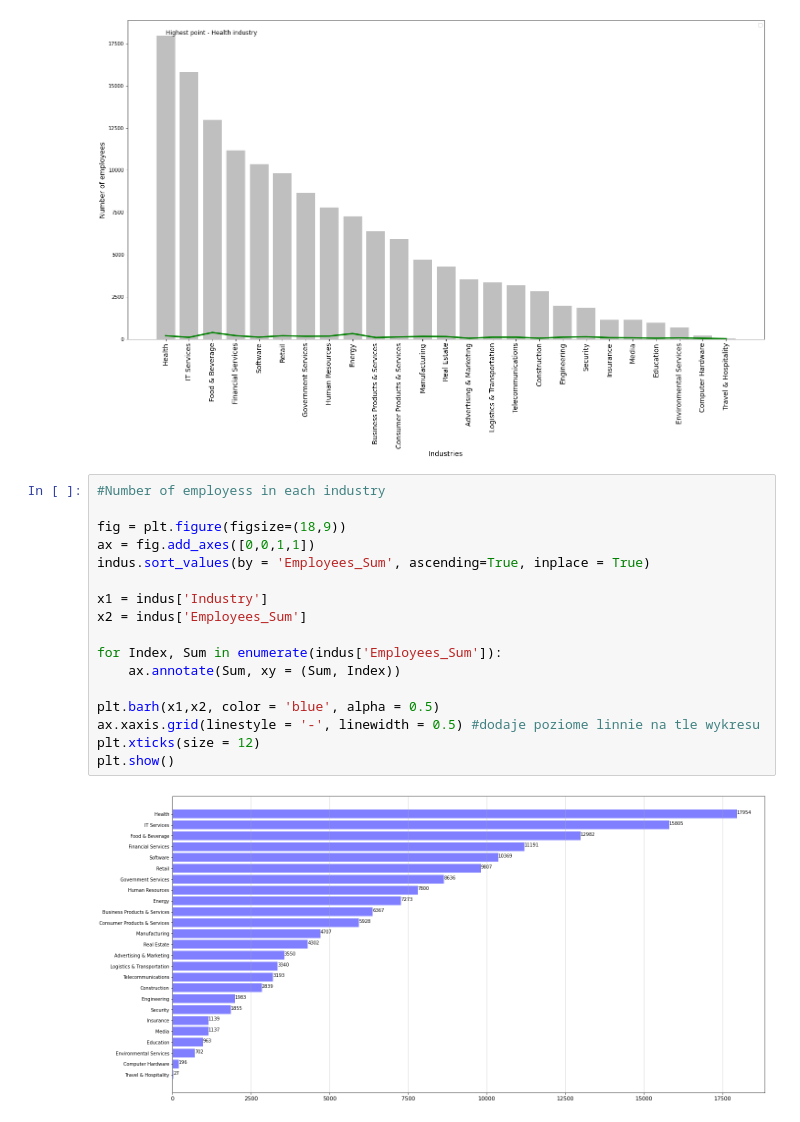
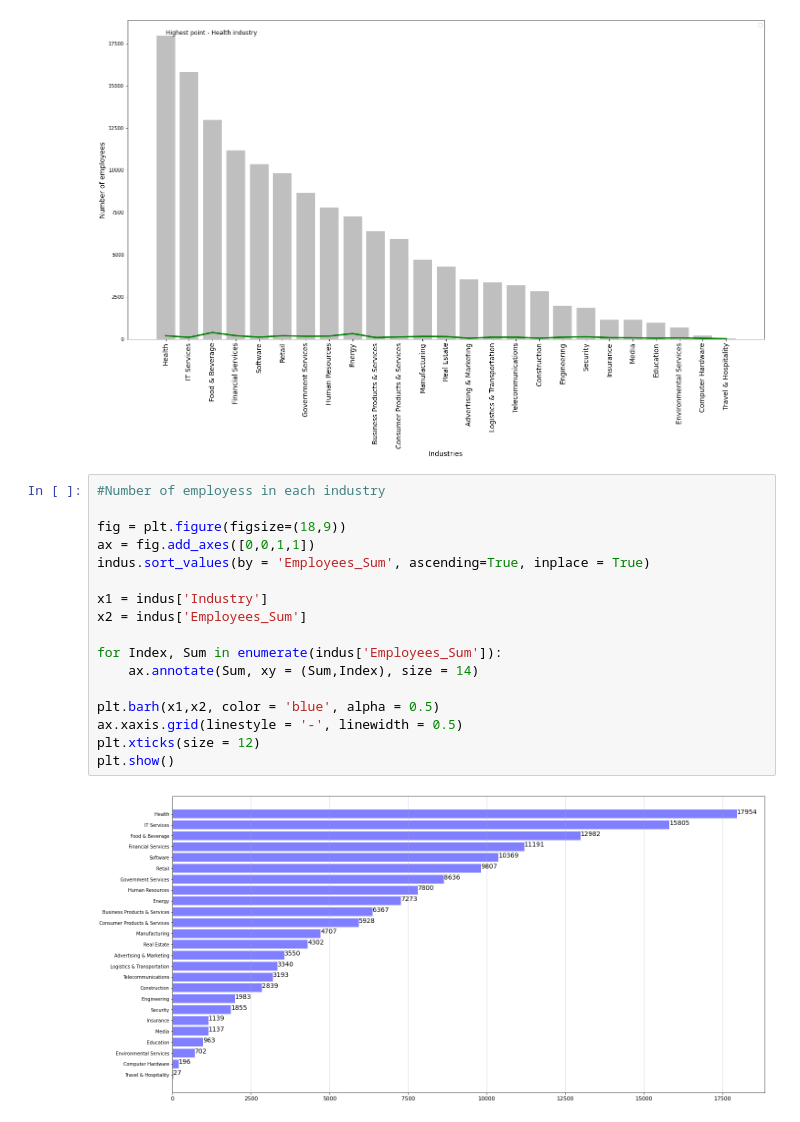
Before and after one commit to MrDataAnalyst/Sales-analysis, a Jupyter notebook: Startups.ipynb, the cells around one changed output. Drawn from its saved outputs; the diff is of its cells as text.

```diff
--- a/Startups.ipynb
+++ b/Startups.ipynb
@@ -107,20 +109,20 @@ No handles with labels found to put in legend.
 # %%
 #Number of employess in each industry
 
 fig = plt.figure(figsize=(18,9))
 ax = fig.add_axes([0,0,1,1])
 indus.sort_values(by = 'Employees_Sum', ascending=True, inplace = True)
 
 x1 = indus['Industry']
 x2 = indus['Employees_Sum']
 
 for Index, Sum in enumerate(indus['Employees_Sum']):
-    ax.annotate(Sum, xy = (Sum, Index))
+    ax.annotate(Sum, xy = (Sum,Index), size = 14)
 
 plt.barh(x1,x2, color = 'blue', alpha = 0.5)
-ax.xaxis.grid(linestyle = '-', linewidth = 0.5) #dodaje poziome linnie na tle wykresu
+ax.xaxis.grid(linestyle = '-', linewidth = 0.5)
 plt.xticks(size = 12)
 plt.show()
 # %% [output]
-[figure, old version]
+[figure, new version]
 # %%
```
Also changed, not shown: parts of 20 cells of this notebook.
